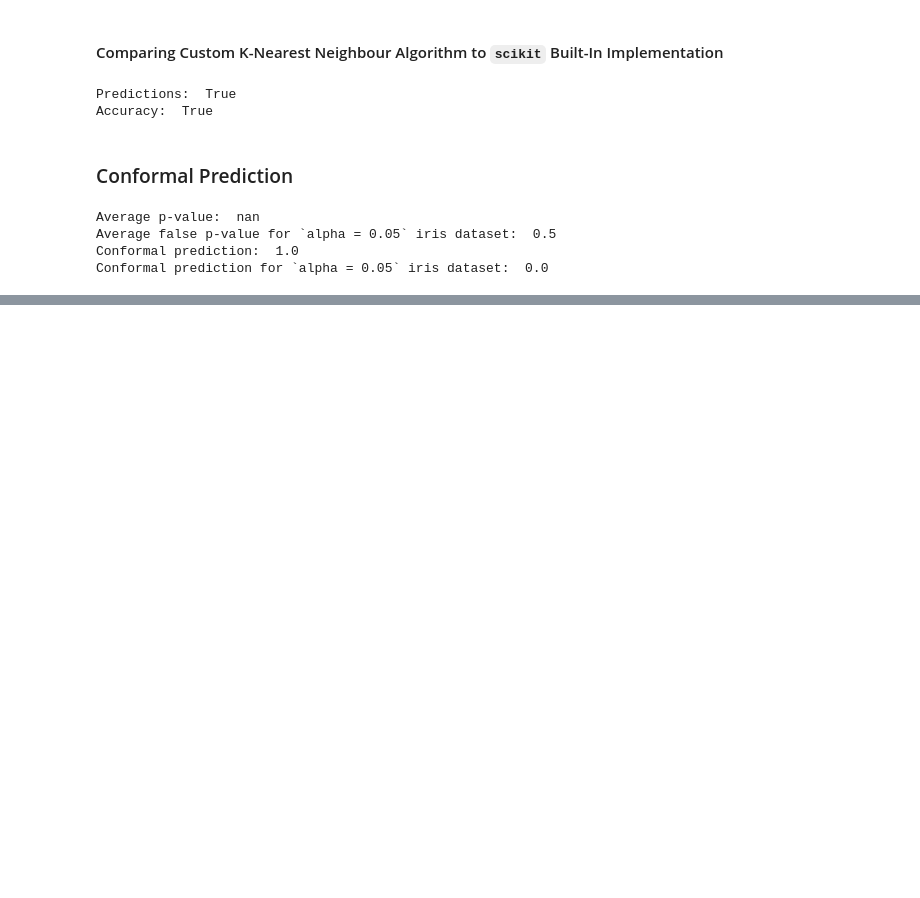
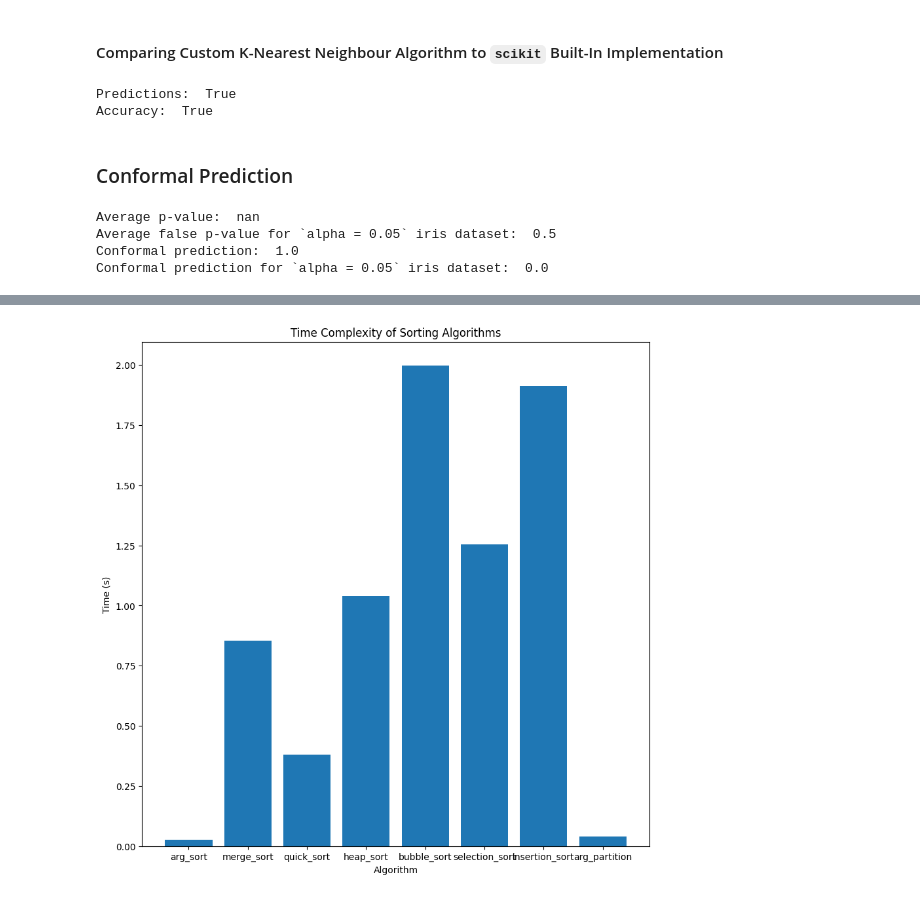
Before and after one commit to mbeps/Machine-Learning-Assignment-1, a Jupyter notebook: new.ipynb, the cells around one changed output, grey strips where cells are left out. Saved outputs shown, nothing was run; the diff lists cells and outputs as text; code cells hidden in the pictures; blank space fills up the shorter version.

Commit message:
Added comparison for sorting algos

```diff
--- a/new.ipynb
+++ b/new.ipynb
@@ -752,0 +789,9 @@ Conformal prediction for `alpha = 0.05` iris dataset:  0.0
+# %%
+arg_sort: float = timeit.timeit("Sorting.arg_sort(random_numbers.copy())", globals=globals(), number=1000)
+merge_sort: float = timeit.timeit("Sorting.merge_sort(random_numbers.copy())", globals=globals(), number=1000)
+quick_sort: float = timeit.timeit("Sorting.quick_sort(random_numbers.copy())", globals=globals(), number=1000)
+heap_sort: float = timeit.timeit("Sorting.heap_sort(random_numbers.copy())", globals=globals(), number=1000)
+bubble_sort: float = timeit.timeit("Sorting.bubble_sort(random_numbers.copy())", globals=globals(), number=1000)
+selection_sort: float = timeit.timeit("Sorting.selection_sort(random_numbers.copy())", globals=globals(), number=1000)
+insertion_sort: float = timeit.timeit("Sorting.insertion_sort(random_numbers.copy())", globals=globals(), number=1000)
+arg_partition: float = timeit.timeit("Sorting.arg_partition(random_numbers.copy())", globals=globals(), number=1000)
@@ -752,0 +816,9 @@ Conformal prediction for `alpha = 0.05` iris dataset:  0.0
+# %%
+plt.figure(figsize=(10, 10))
+plt.title("Time Complexity of Sorting Algorithms")
+plt.xlabel("Algorithm")
+plt.ylabel("Time (s)")
+plt.bar(["arg_sort", "merge_sort", "quick_sort", "heap_sort", "bubble_sort", "selection_sort", "insertion_sort", "arg_partition"], [arg_sort, merge_sort, quick_sort, heap_sort, bubble_sort, selection_sort, insertion_sort, arg_partition])
+plt.show()
+# %% [output]
+[figure, added]
```
Also changed, not shown: parts of 6 cells of this notebook.
